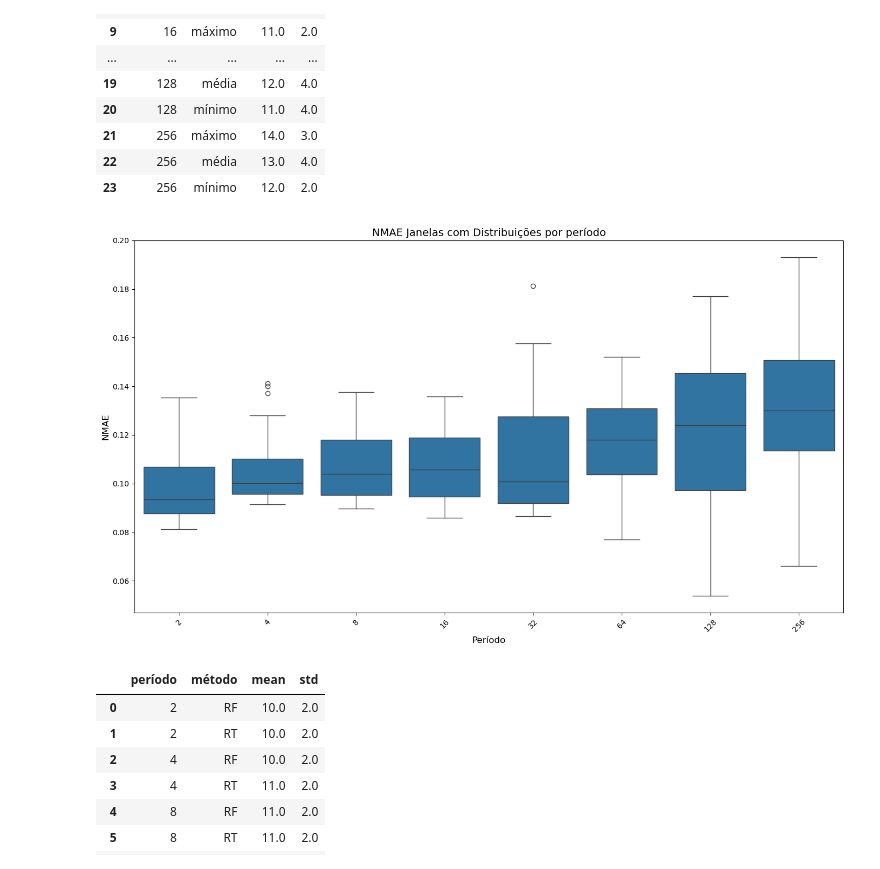
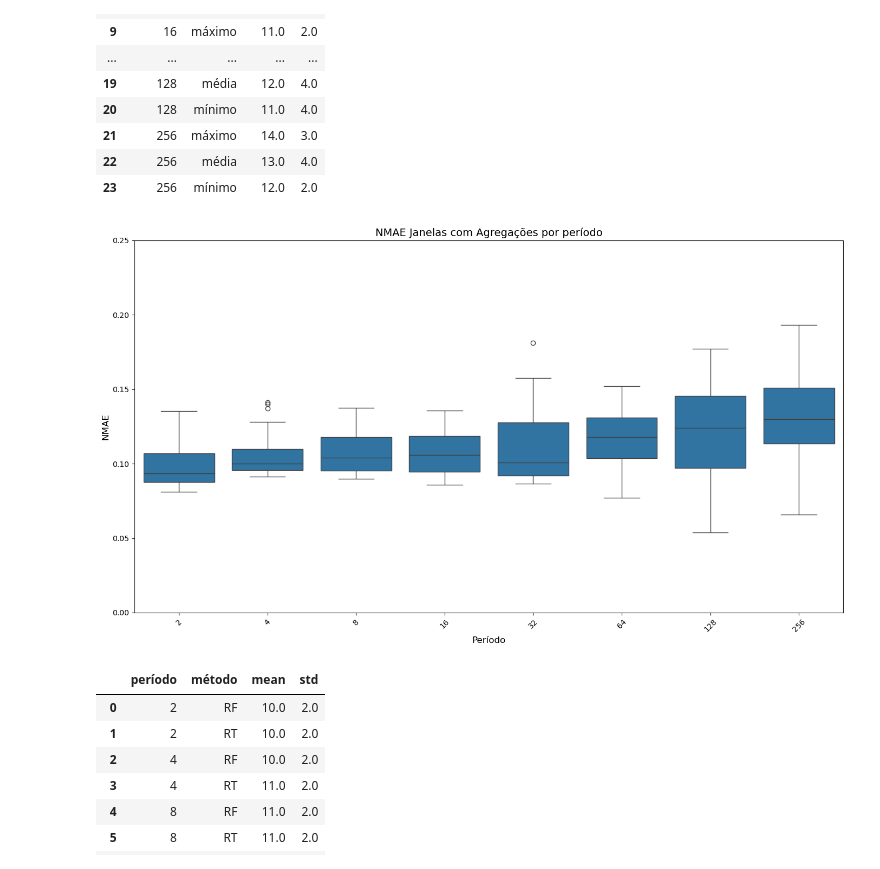
Before and after one commit to DaviVilarinho/ic-intervalo-qos, a Jupyter notebook: AnalisePeriodicidadeAgregada.ipynb, the cells around one changed output. Cells and saved outputs as stored; diff of their text form; code cells hidden in the pictures.

```diff
--- a/AnalisePeriodicidadeAgregada.ipynb
+++ b/AnalisePeriodicidadeAgregada.ipynb
@@ -41,20 +41,22 @@ total_table.set_index('período', inplace=True)
 # %%
 import pandas as pd
 import seaborn as sns
 import matplotlib.pyplot as plt
 
+y_limits = (0, 0.25)
 plt.figure(figsize=(14, 8))
 sns.boxplot(x='período', y='nmae', data=data)
 
 plt.xlabel("Período", fontsize=12)
 plt.ylabel("NMAE", fontsize=12)
-plt.title("NMAE Janelas com Distribuições por período", fontsize=14)
+plt.title("NMAE Janelas com Agregações por período", fontsize=14)
 plt.xticks(rotation=45)
 plt.tight_layout()
 
+plt.ylim(y_limits)
 plt.show()
 # %% [output]
-[figure, old version]
+[figure, new version]
 # %%
 group_by_method = data.groupby(["período", "método"])['nmae'].agg(['mean', 'std']).reset_index()
 # %%
```
Also changed, not shown: 1 other file.
